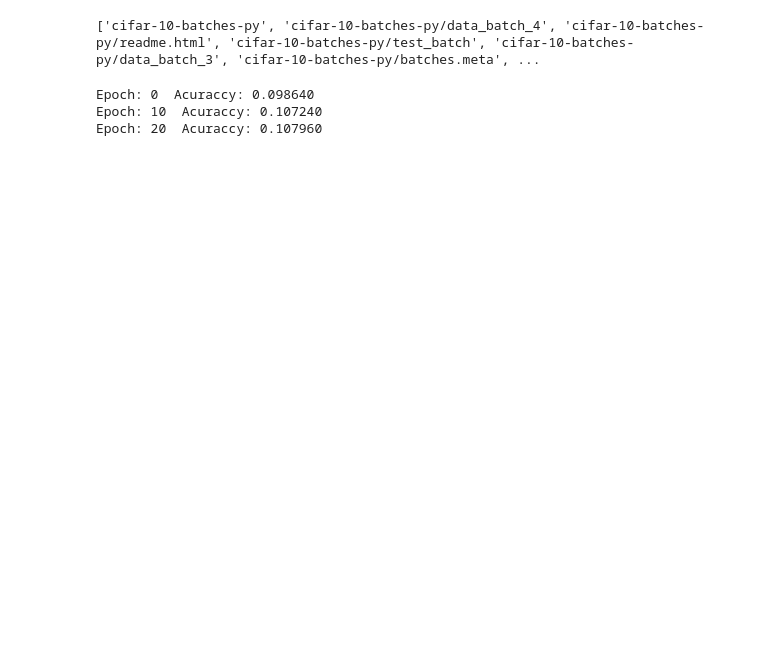
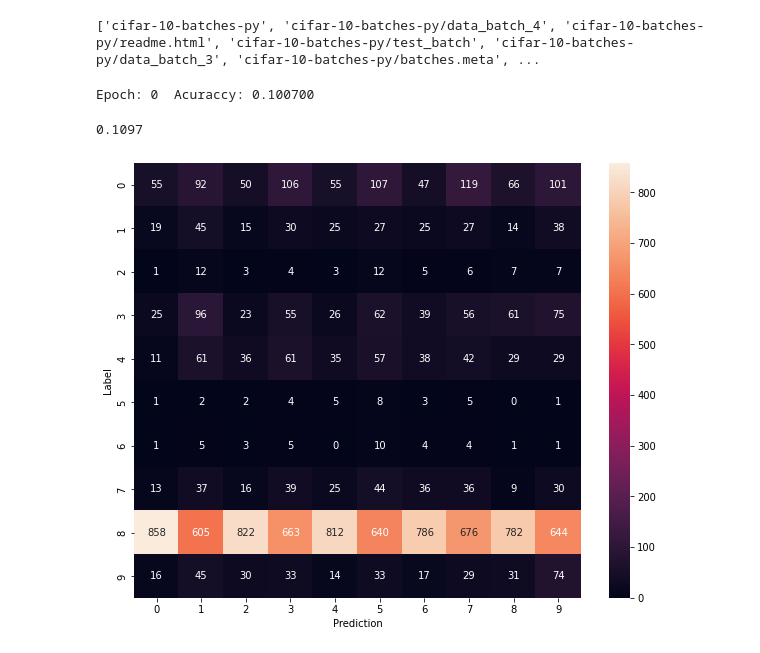
Before and after one commit to mathewp88/CIFAR-10, a Jupyter notebook: FCNN_IMP.ipynb, the cells around one changed output. Saved outputs shown, nothing was run; the diff lists cells and outputs as text; code cells hidden in the pictures; blank space fills up the shorter version.

```diff
--- a/FCNN_IMP.ipynb
+++ b/FCNN_IMP.ipynb
@@ -101,44 +101,49 @@ def forward_propogation(weights1, biases1, weights2, biases2, X):
     activation2 = softmax(v2)
     return v1, activation1, v2, activation2
 
-def backward_propogation(v1, activation1, v2, activation2, weights1, weights2, X, y):
+def backward_propogation(v1, activation1, v2, activation2, weights1, biases1, weights2, biases2, X, y, alpha, s):
     ym = ohe(y)
     derv2 = activation2 - ym
-    derweights2 = (1 / m) * derv2.dot(activation1.T)
-    derbiases2 = (1 / m) * np.sum(derv2)
+    derweights2 = (1 / s) * derv2.dot(activation1.T)
+    derbiases2 = (1 / s) * np.sum(derv2)
     derv1 = weights2.T.dot(derv2) * derrelu(v1)
-    derweights1 = (1 / m) * derv1.dot(X.T)
-    derbiases1 = (1 / m) * np.sum(derv1)
-    return derweights1, derbiases1, derweights2, derbiases2
-
-def update_parameters(weights1, biases1, weights2, biases2, derweights1, derbiases1, derweights2, derbiases2, alpha):
+    derweights1 = (1 / s) * derv1.dot(X.T)
+    derbiases1 = (1 / s) * np.sum(derv1)
     weights1 = weights1 - alpha * derweights1
     biases1 = biases1 - alpha * derbiases1
     weights2 = weights2 - alpha * derweights2
     biases2 = biases2 - alpha * derbiases2
     return weights1, biases1, weights2, biases2
 # %%
-def gradient_descent(X, y, alpha, epochs):
+def gradient_descent(X, y, alpha, s, epochs):
     weights1, biases1, weights2, biases2 = params()
     for i in range(epochs):
       v1, activation1, v2, activation2 = forward_propogation(weights1, biases1, weights2, biases2, X)
-      derweights1, derbiases1, derweights2, derbiases2 = backward_propogation(v1, activation1, v2, activation2, weights1, weights2, X, y)
-      weights1, biases1, weights2, biases2 = update_parameters(weights1, biases1, weights2, biases2, derweights1, derbiases1, derweights2, derbiases2, alpha)
+      weights1, biases1, weights2, biases2 = backward_propogation(v1, activation1, v2, activation2, weights1, biases1, weights2, biases2, X, y, alpha, s)
       if i % 10 == 0:
         preds = predictions(activation2)
         print("Epoch: %d  Acuraccy: %f" % (i, accuracy(preds, y)))
     return weights1, biases1, weights2, biases2
 # %%
-weights1, biases1, weights2, biases2 = gradient_descent(X, y, 0.1, 200)
+weights1, biases1, weights2, biases2 = gradient_descent(X, y, 0.1, 50000, 25000)
 # %% [output]
-Epoch: 0  Acuraccy: 0.098640
-Epoch: 10  Acuraccy: 0.107240
-Epoch: 20  Acuraccy: 0.107960
+Epoch: 0  Acuraccy: 0.100700
 # %%
 def make_predictions(X, weights1, biases1, weights2, biases2):
     _, _, _, activation2 = forward_propogation(weights1, biases1, weights2, biases2, X)
     preds = predictions(activation2)
     return preds
 
+
 make_predictions = make_predictions(X_test, weights1, biases1, weights2, biases2)
-accuracy(make_predictions, y_test)
+print(accuracy(make_predictions, y_test))
+
+confusion_mtx = tf.math.confusion_matrix(make_predictions, y_test)
+plt.figure(figsize=(10, 8))
+sns.heatmap(confusion_mtx, annot=True, fmt = 'g')
+plt.xlabel('Prediction')
+plt.ylabel('Label')
+plt.show()
+# %% [output]
+0.1097
+[figure, added]
```
Also changed, not shown: parts of 1 cell of this notebook.
